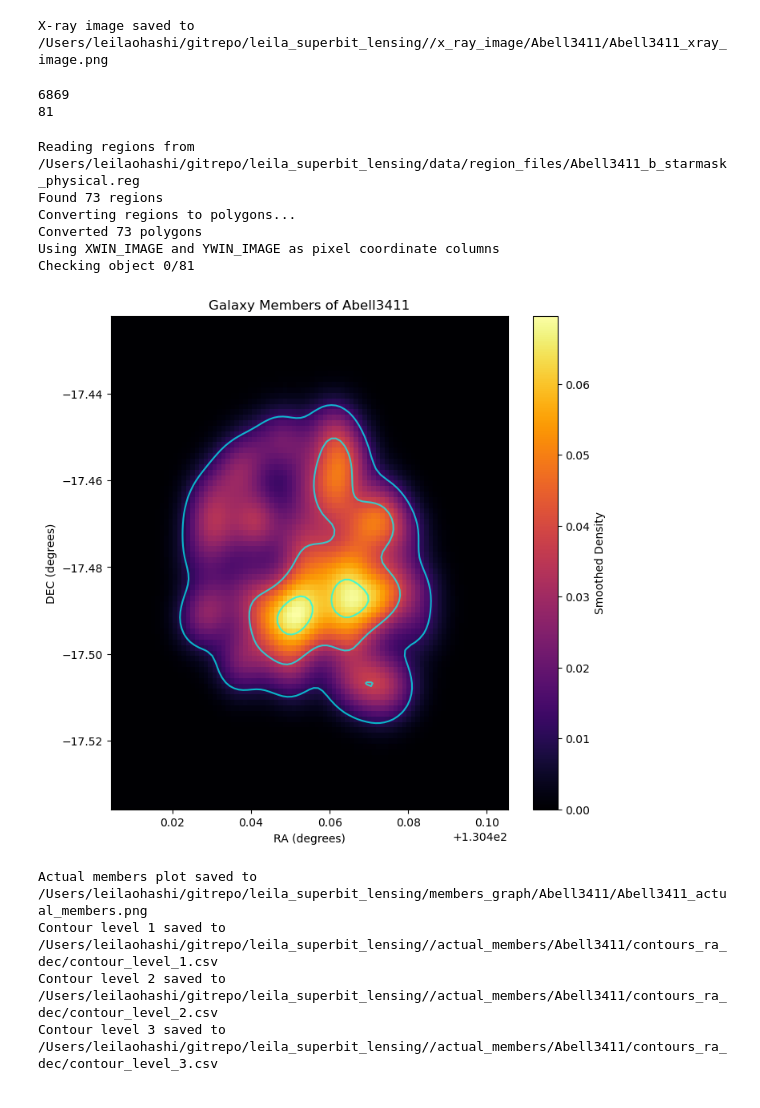
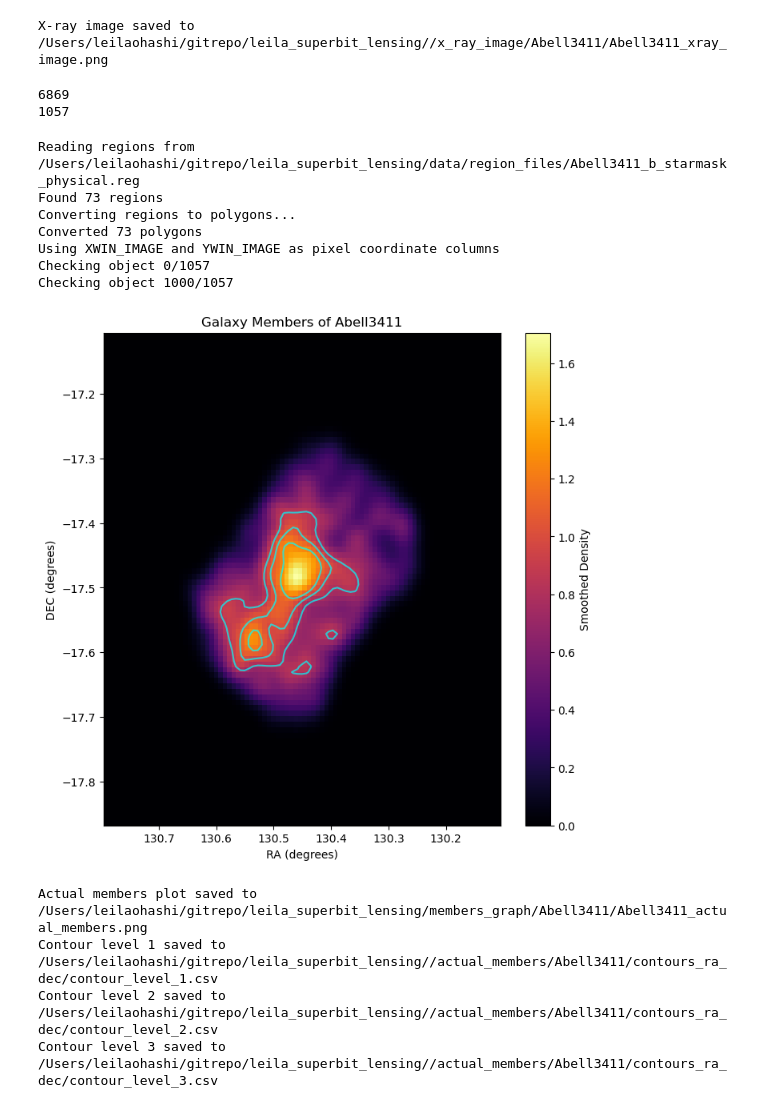
Before and after one commit to LeilaOhashi/leila_superbit_lensing, a Jupyter notebook: notebooks/leila_redseq.ipynb, the cells around one changed output. Cells and saved outputs as stored; diff of their text form; code cells hidden in the pictures.

```diff
--- a/notebooks/leila_redseq.ipynb
+++ b/notebooks/leila_redseq.ipynb
@@ -15,6 +15,8 @@ datadir = "/Users/leilaohashi/gitrepo/leila_superbit_lensing/" # Change to your
 xray_contour_percentiles = [70, 99] # change to desired percentiles for x-ray contours
 xray_contour_number = 3 # number of contour levels to save (e.g., 3 means 3 levels: 70th, 80th, 90th percentiles)
 hist_bins = 50 # change bins here for 2D histogram of actual members
-hist_sigma = 4 # change smoothing for 2D histogram of actual members
-members_contour_percentiles = [70, 99] # change to desired percentiles for actual member contours
+hist_sigma = 2 # change smoothing for 2D histogram of actual members
+members_contour_percentiles = [95, 99] # change to desired percentiles for actual member contours
 members_contour_number = 3 # number of contour levels to save for actual members (e.g., 3 means 3 levels: 70th, 80th, 90th percentiles)
+conv_contour_percentiles = [75, 99] # change to desired percentiles for actual member contours
+conv_contour_number = 3 # number of contour levels to save for actual members (e.g., 3 means 3 levels: 70th, 80th, 90th percentiles)
@@ -167,7 +137,7 @@ g1 = mcal['g_noshear'][:,0]
 g2 = mcal['g_noshear'][:,1]
 colors_mags.add_columns([g1, g2], names=["g1_noshear", "g2_noshear"])
 
-wg = colors_mags['is_cluster_member']
+wg = colors_mags['is_red_sequence']
 print(np.sum(wg))
 
 outname = os.path.splitext(color_cat_path)[0] + '_clean_nors.fits'
@@ -183,7 +153,7 @@ colors_mags['XWIN_IMAGE'] = all_pixels_x
 colors_mags['YWIN_IMAGE'] = all_pixels_y
 # %% [output]
 6869
-81
+1057
 # %%
 import os
 import matplotlib.pyplot as plt
@@ -266,6 +236,7 @@ yedges_padded = np.linspace(yedges[0] - pad * dy, yedges[-1] + pad * dy, smoothe
 extent = [xedges_padded[0], xedges_padded[-1], yedges_padded[0], yedges_padded[-1]]
 
 plt.imshow(smoothed_padded_counts.T, extent=extent, origin='lower', cmap='inferno', aspect='auto', vmin=smoothed_padded_counts.min(), vmax=smoothed_padded_counts.max())
+plt.gca().invert_xaxis()
 plt.colorbar(label='Smoothed Density')
 plt.title(f'Galaxy Members of {cluster_name}')
 plt.xlabel('RA (degrees)')
@@ -290,35 +261,36 @@ print(f"Actual members plot saved to {save_path}")
 save_dir = f'{datadir}/actual_members/{cluster_name}/contours_ra_dec'
 os.makedirs(save_dir, exist_ok=True)
 
 all_members_vertices_ra = []
 all_members_vertices_dec = []
 
 for i, collection in enumerate(members_cs.collections):
 
     contour_save_path = os.path.join(save_dir, f'contour_level_{i+1}.csv')
 
     with open(contour_save_path, 'w', newline='') as csvfile:
         writer = csv.writer(csvfile)
         writer.writerow(['RA', 'Dec'])
 
         for path in collection.get_paths():
             contour_points = path.vertices
             ax.scatter(contour_points[:, 0], contour_points[:, 1], s=2, color='red', alpha=0.7)
             all_members_vertices_ra.extend(contour_points[:,0])
             all_members_vertices_dec.extend(contour_points[:,1])
             writer.writerows(contour_points)
     print(f"Contour level {i+1} saved to {contour_save_path}")
 
 all_members_vertices_ra = np.array(all_members_vertices_ra)
 all_members_vertices_dec = np.array(all_members_vertices_dec)
 # %% [output]
 Reading regions from /Users/leilaohashi/gitrepo/leila_superbit_lensing/data/region_files/Abell3411_b_starmask_physical.reg
 Found 73 regions
 Converting regions to polygons...
 Converted 73 polygons
 Using XWIN_IMAGE and YWIN_IMAGE as pixel coordinate columns
-Checking object 0/81
+Checking object 0/1057
+Checking object 1000/1057
-[figure, old version]
+[figure, new version]
 Actual members plot saved to /Users/leilaohashi/gitrepo/leila_superbit_lensing/members_graph/Abell3411/Abell3411_actual_members.png
 Contour level 1 saved to /Users/leilaohashi/gitrepo/leila_superbit_lensing//actual_members/Abell3411/contours_ra_dec/contour_level_1.csv
 Contour level 2 saved to /Users/leilaohashi/gitrepo/leila_superbit_lensing//actual_members/Abell3411/contours_ra_dec/contour_level_2.csv
```
Also changed, not shown: parts of 6 cells of this notebook.
